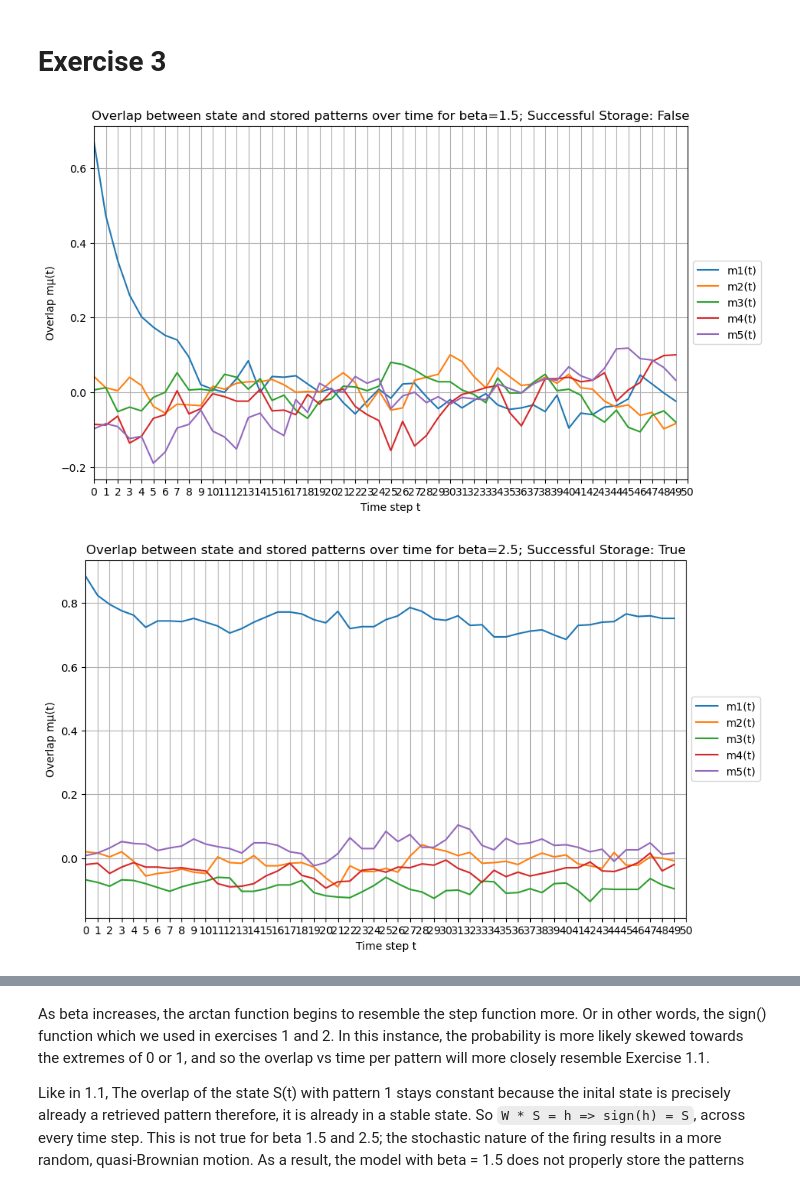
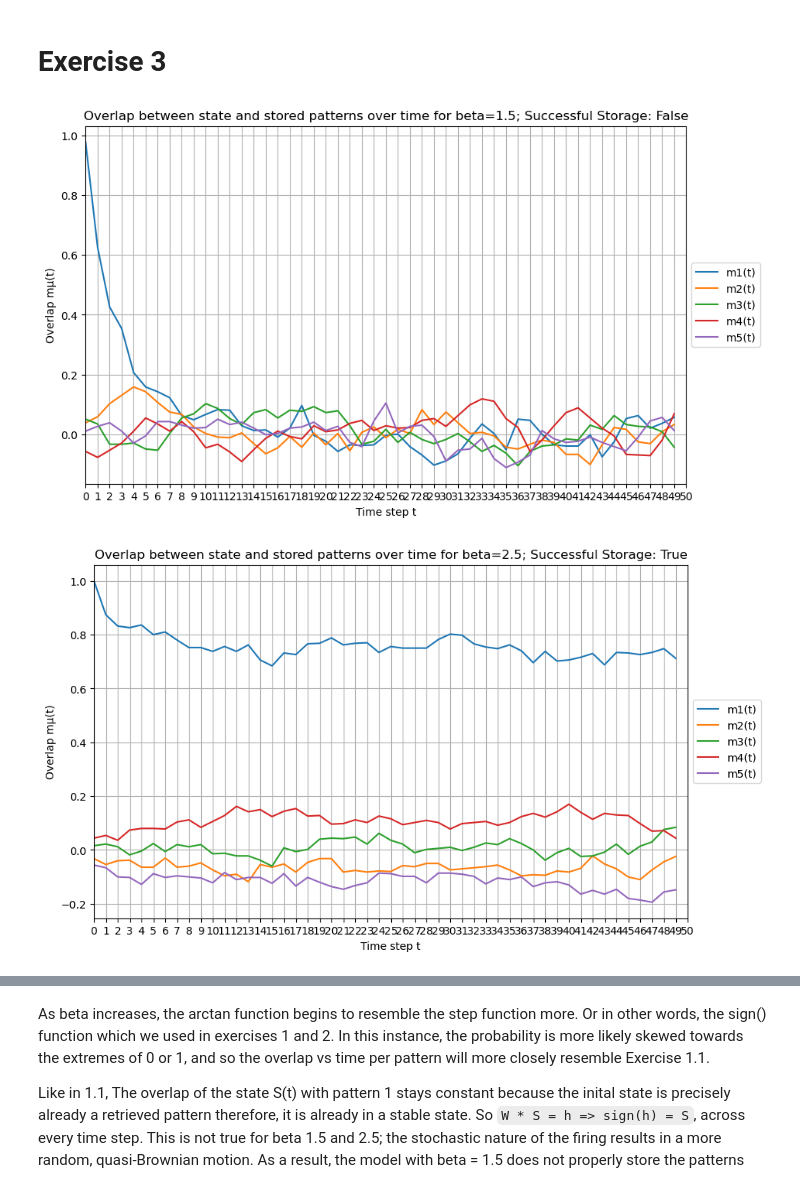
Before and after one commit to luis-fennessy/NeuronalDynamicsProject, a Jupyter notebook: Luis_notebook.ipynb, the cells around one changed output, grey strips where cells are left out. Saved outputs shown, nothing was run; the diff lists cells and outputs as text; code cells hidden in the pictures.

```diff
--- a/Luis_notebook.ipynb
+++ b/Luis_notebook.ipynb
@@ -258,6 +258,7 @@ for n in N_values:
                 if network.overlaps[p] != 1:
                     # overlap between pattern and state no longer 1
                     retrieve = False
+                    break
         print(f"completed repeat {r}, N {n}")
         max_P[n].append(P-1)
 # %% [output]
@@ -519,20 +520,20 @@ betas = (1.5, 2.5, 3.5)
 # %%
 for beta in betas:
     network = HopfieldNetwork(N,P)
     #Setting inital state as the first pattern
     start_state = network.patterns[0].copy()
     network.set_states(start_state)
 
-    network.compute_overlap()
+    network.compute_overlap(ex3=True)
 
     overlaps = np.zeros((T,P))
 
     for step in range(T):
-        new_state = network.compute_next_state_ex3(beta)
+        network.compute_next_state_ex3(beta)
         overlaps[step, :] = network.overlaps
 
     is_stored = not np.argmax(np.mean(overlaps[-10:,:], axis=0))
     plot_overlaps(overlaps, T, title=f"Overlap between state and stored patterns over time for beta={beta}; Successful Storage: {is_stored}")
 # %% [output]
-[figure, old version]
+[figure, new version]
-[figure, old version]
+[figure, new version]
```
Also changed, not shown: parts of 3 cells of this notebook, 1 other file.
